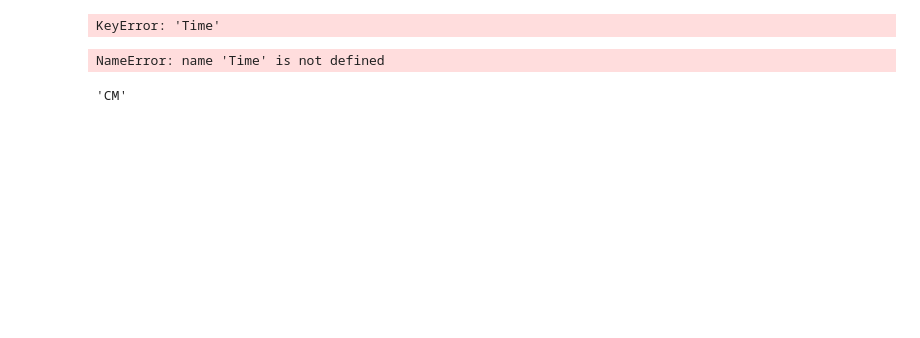
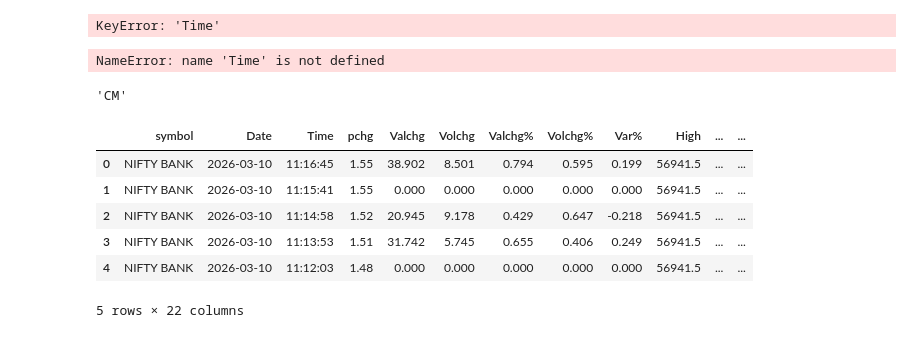
Before and after one commit to shailsun28/stockshortlisting, a Jupyter notebook: Untitled5.ipynb, the cells around one changed output. Cells and saved outputs as stored; diff of their text form; code cells hidden in the pictures; blank space fills up the shorter version.

```diff
--- a/Untitled5.ipynb
+++ b/Untitled5.ipynb
@@ -782,7 +782,7 @@ for col, color, title in COMMON_CHART_SPECS:
         n=num_days
     )
 # Adv/Dec combined
-index_dataframes = index_dataframes[index_dataframes['Time'].dt.time >= pd.to_datetime("09:35").time()]
+#index_dataframes = index_dataframes[index_dataframes['Time'].dt.time >= pd.to_datetime("09:35").time()]
 plot_adv_dec_last_n_days(index_dataframes[selected_index].copy(), selected_index, fmt="%H:%M:%S", n=num_days)
 # Ensure default is Bank
 
@@ -838,3 +838,15 @@ NameError: name 'Time' is not defined
 # %%
 # %% [output]
 'CM'
+# %%
+dfnew = index_dataframes[selected_index].copy()
+# %%
+dfnew.head()
+# %% [output]
+|  | symbol | Date | Time | pchg | Valchg | Volchg | Valchg% | Volchg% | Var% | High | ... | ... |
+| 0 | NIFTY BANK | 2026-03-10 | 11:16:45 | 1.55 | 38.902 | 8.501 | 0.794 | 0.595 | 0.199 | 56941.5 | ... | ... |
+| 1 | NIFTY BANK | 2026-03-10 | 11:15:41 | 1.55 | 0.000 | 0.000 | 0.000 | 0.000 | 0.000 | 56941.5 | ... | ... |
+| 2 | NIFTY BANK | 2026-03-10 | 11:14:58 | 1.52 | 20.945 | 9.178 | 0.429 | 0.647 | -0.218 | 56941.5 | ... | ... |
+| 3 | NIFTY BANK | 2026-03-10 | 11:13:53 | 1.51 | 31.742 | 5.745 | 0.655 | 0.406 | 0.249 | 56941.5 | ... | ... |
+| 4 | NIFTY BANK | 2026-03-10 | 11:12:03 | 1.48 | 0.000 | 0.000 | 0.000 | 0.000 | 0.000 | 56941.5 | ... | ... |
+5 rows × 22 columns
```
Also changed, not shown: parts of 2 cells of this notebook, 1 other file.
